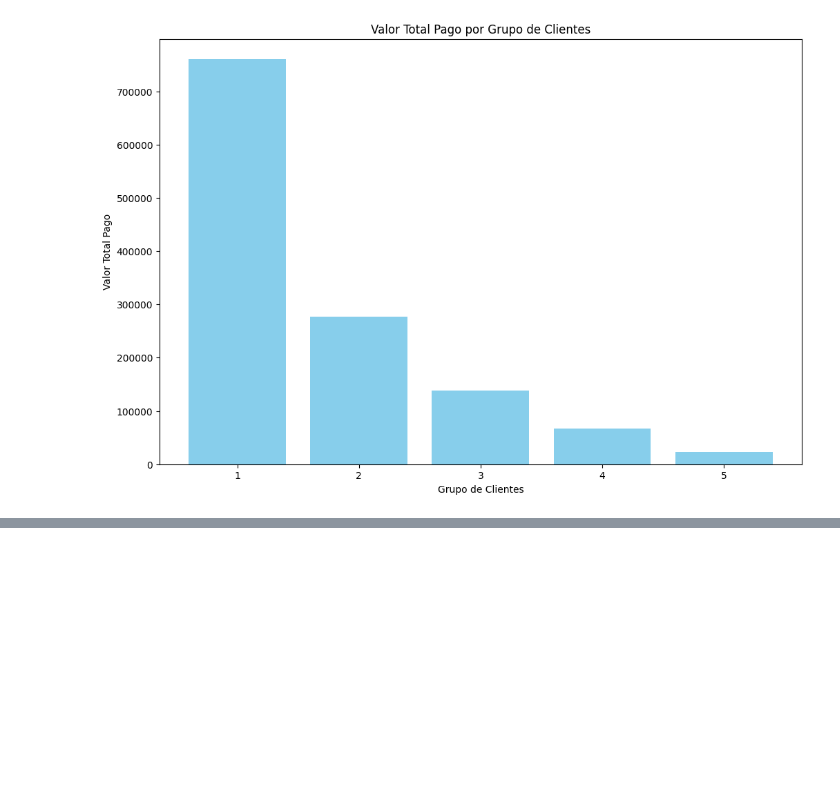
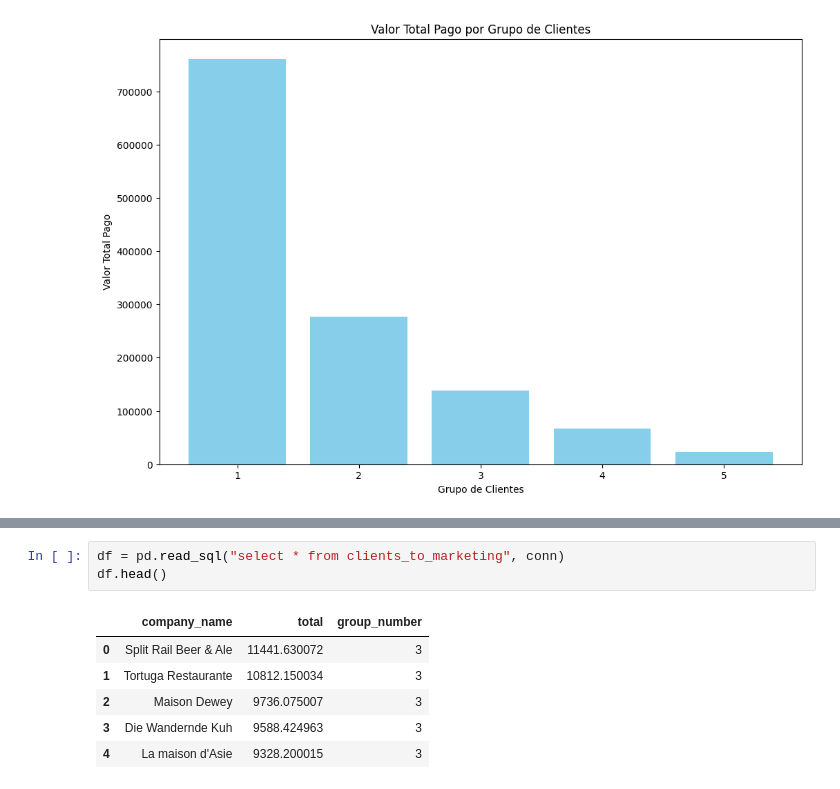
Before and after one commit to Jcnok/bootcamp-jornada-de-dados_2024, a Jupyter notebook: bootcamp-SQL-e-analytics/aula_05/notebook/aula_05.ipynb, the cells around one changed output, grey strips where cells are left out. Saved outputs shown, nothing was run; the diff lists cells and outputs as text; blank space fills up the shorter version.

```diff
--- a/bootcamp-SQL-e-analytics/aula_05/notebook/aula_05.ipynb
+++ b/bootcamp-SQL-e-analytics/aula_05/notebook/aula_05.ipynb
@@ -630,0 +672,10 @@ plt.show()
+# %%
+df = pd.read_sql("select * from clients_to_marketing", conn)
+df.head()
+# %% [output]
+|  | company_name | total | group_number |
+| 0 | Split Rail Beer & Ale | 11441.630072 | 3 |
+| 1 | Tortuga Restaurante | 10812.150034 | 3 |
+| 2 | Maison Dewey | 9736.075007 | 3 |
+| 3 | Die Wandernde Kuh | 9588.424963 | 3 |
+| 4 | La maison d'Asie | 9328.200015 | 3 |
```
Also changed, not shown: parts of 11 cells of this notebook.
